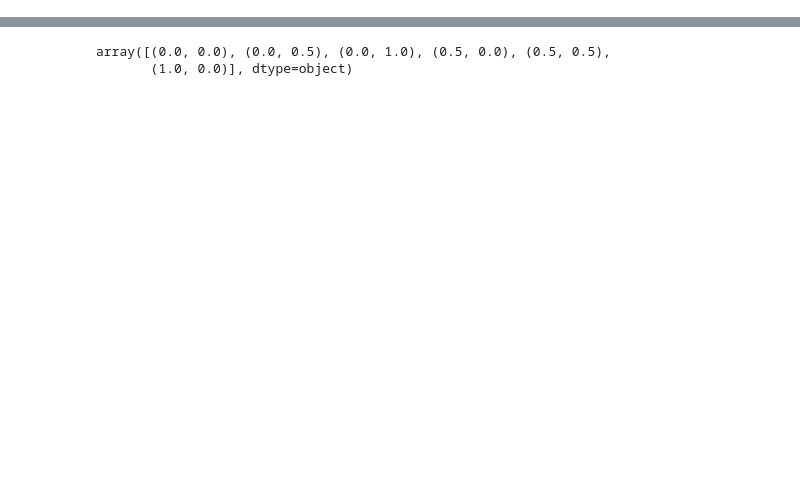
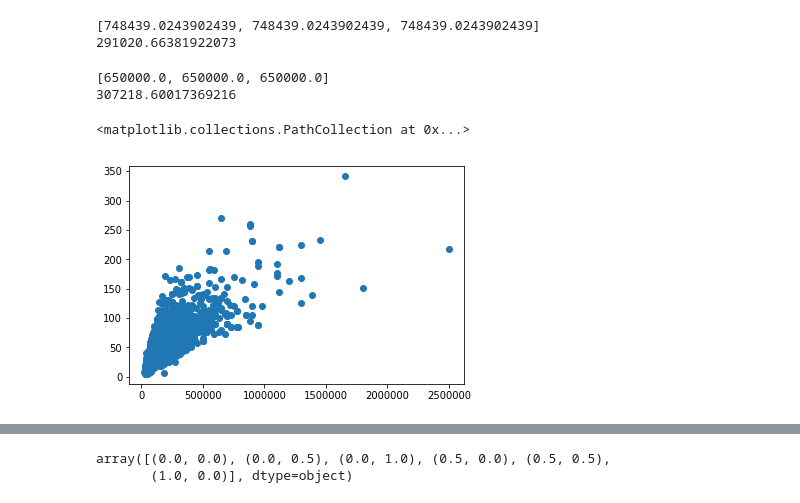
Before and after one commit to MosasoM/mynavi, a Jupyter notebook: mynavi_datavis.ipynb, the cells around one changed output, grey strips where cells are left out. Saved outputs shown, nothing was run; the diff lists cells and outputs as text; code cells hidden in the pictures; blank space fills up the shorter version.

```diff
--- a/mynavi_datavis.ipynb
+++ b/mynavi_datavis.ipynb
@@ -1355,35 +21,0 @@ hoge.groupby("info1").count()
-# %%
-class direction_encoder:
-    def __init__(self):
-        self.encoder = OneHotEncoder(sparse=False,handle_unknown="ignore")
-#         self.classi = {'北西': -3, '北東': -1, '北': -4, '南西': 1, '南東': 3, '南': 4, '西': -2, '東': 2}
-    def fit(self,x,y):
-        self.encoder.fit(x["方角"].fillna("北").values.reshape(-1,1))
-        return self
-    def transform(self,x):
-#         temp = x["方角"].values
-#         temp = temp.fillna("南東")
-#         ans = [0 for i in range(len(temp))]
-#         for i in range(len(temp)):
-#             if temp[i] in self.classi:
-#                 ans[i] = self.classi[temp[i]]
-#             else:
-#                 ans[i] = 1.5
-#         hoge = x.drop("方角",axis = 1)
-#         hoge = hoge.assign(direction=ans)
-#         return hoge
-        tmp = x["方角"]
-        tmp = tmp.fillna("北")
-        tmp = pd.DataFrame(self.encoder.transform(tmp.values.reshape(-1,1)))
-        c_num = len(tmp.columns)
-        col = []
-        for i in range(c_num):
-            col.append("dir"+str(i))
-        tmp.columns = col
-        hoge = x.drop("方角",axis = 1)
-        tmp.index = hoge.index
-        return pd.concat([hoge,tmp],axis = 1)
-temp = direction_encoder()
-temp.fit(train,[])
-hoge = temp.transform(train)
-hoge.head()
@@ -1471,0 +56,27 @@ array([116208.28514655, 127517.73732021, 113991.11131131, 126737.89448052,
+# %%
+t1 = train.query("賃料>@th")["賃料"].mean()
+t1 = [t1 for i in range(len(train.query("賃料>@th").values))]
+print(t1[:3])
+s1 = mean_squared_error(t1,train.query("賃料>@th")["賃料"].values)
+print(np.sqrt(s1))
+# %% [output]
+[748439.0243902439, 748439.0243902439, 748439.0243902439]
+291020.66381922073
+# %%
+t1 = train.query("賃料>@th")["賃料"].median()
+t1 = [t1 for i in range(len(train.query("賃料>@th").values))]
+print(t1[:3])
+s1 = mean_squared_error(t1,train.query("賃料>@th")["賃料"].values)
+print(np.sqrt(s1))
+# %% [output]
+[650000.0, 650000.0, 650000.0]
+307218.60017369216
+# %%
+hoge = parse_area_size()
+hoge = hoge.transform(train)
+fig = plt.figure()
+ax = fig.add_subplot(1,1,1)
+ax.scatter(hoge["賃料"],hoge["mf_areasize"])
+# %% [output]
+<matplotlib.collections.PathCollection at 0x...>
+[figure, added]
```
Also changed, not shown: parts of 94 cells of this notebook, 26 other files.
